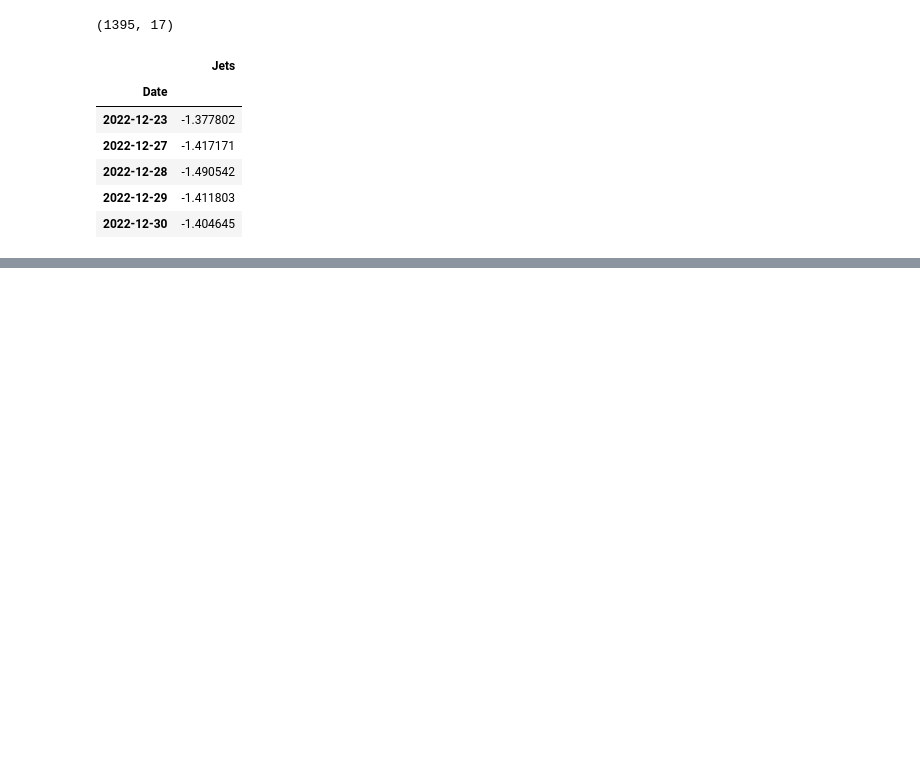
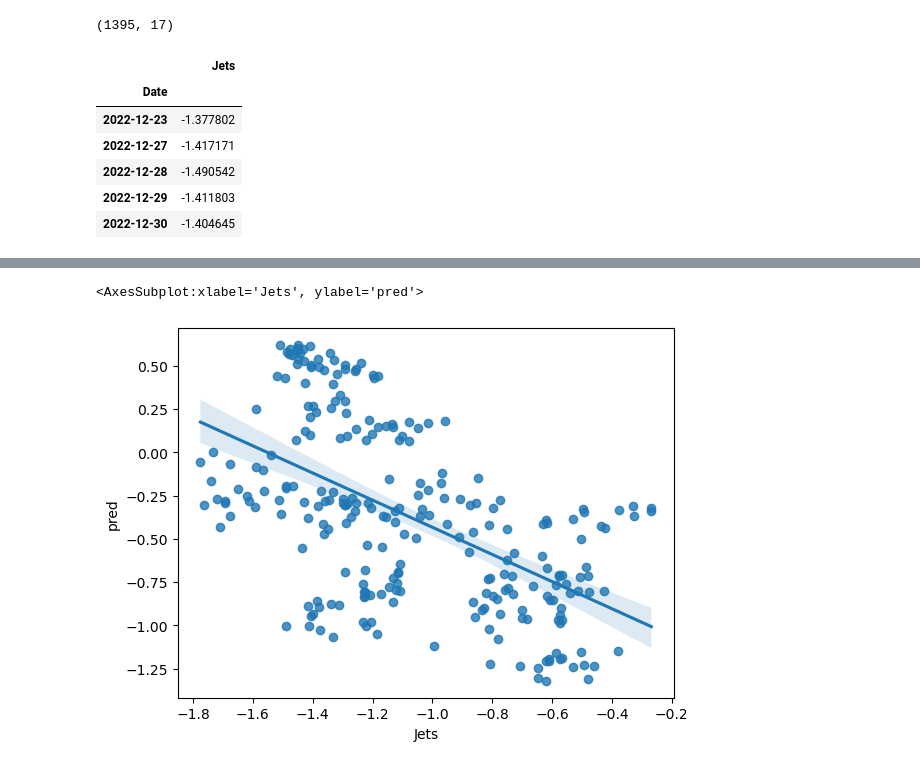
Before and after one commit to glisjohnson/Project_2, a Jupyter notebook: Deep_Learning_Model.ipynb, the cells around one changed output, grey strips where cells are left out. Saved outputs shown, nothing was run; the diff lists cells and outputs as text; code cells hidden in the pictures; blank space fills up the shorter version.

Commit message:
graphs for slides

```diff
--- a/Deep_Learning_Model.ipynb
+++ b/Deep_Learning_Model.ipynb
@@ -171,0 +175,7 @@ df.plot()
+# %%
+import seaborn as sns
+scatter_data = df_plot_data.iloc[df_plot_data.index > "2022-01-01"]
+sns.regplot(x = scatter_data['Jets'], y= scatter_data['pred'])
+# %% [output]
+<AxesSubplot:xlabel='Jets', ylabel='pred'>
+[figure, added]
```
Also changed, not shown: parts of 7 cells of this notebook, 2 other files.
